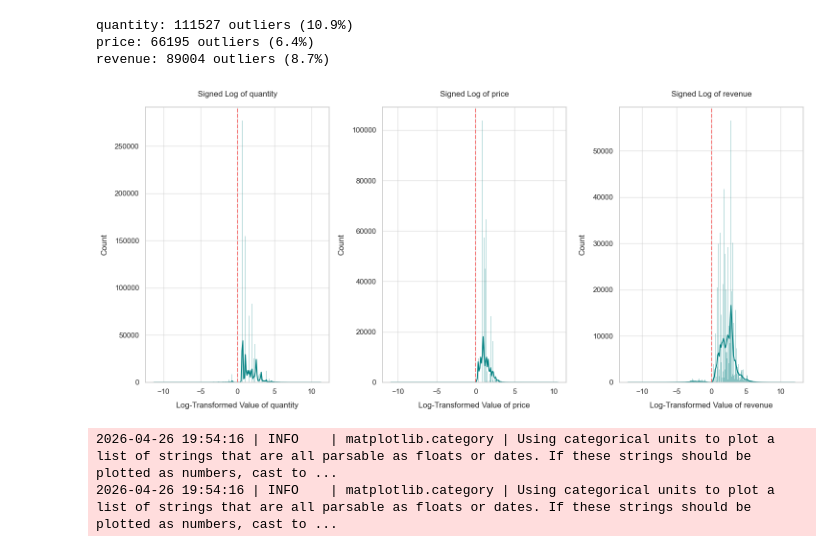
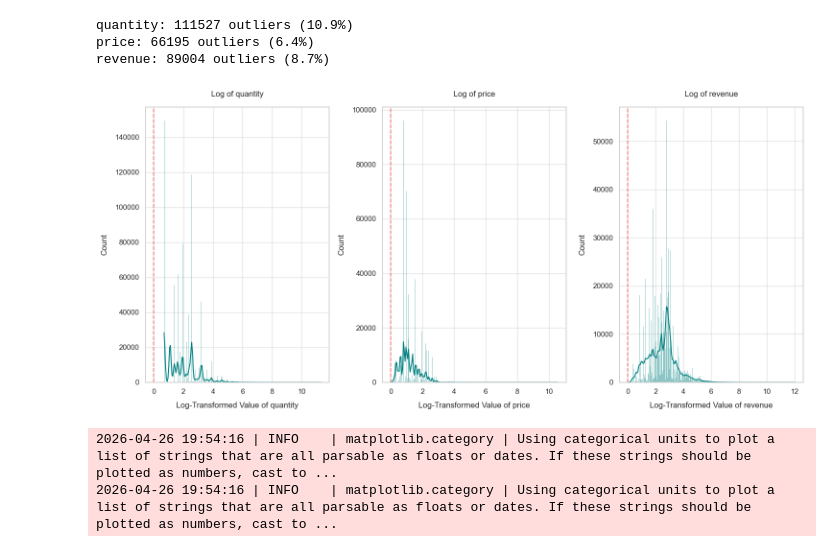
Before and after one commit to zxc0dev/customer-rfm-segmentation-dashboard, a Jupyter notebook: notebooks/01_ingestion_and_eda.ipynb, the cells around one changed output. Drawn from its saved outputs; the diff is of its cells as text; code cells hidden in the pictures.

```diff
--- a/notebooks/01_ingestion_and_eda.ipynb
+++ b/notebooks/01_ingestion_and_eda.ipynb
@@ -598,23 +598,23 @@ revenue: 89004 outliers (8.7%)
 # %%
 fig, axes = plt.subplots(1, 3, figsize=(15, 7))
 
 dist_cols = ['quantity', 'price', 'revenue']
 
 
 for i, col in enumerate(dist_cols):
-    log_data = np.sign(df[col]) * np.log1p(df[col].abs())
+    log_data = np.log1p(df[col].abs())
 
     sns.histplot(log_data, kde=True, ax=axes[i], color='teal')
 
     axes[i].axvline(0, color='red', linestyle='--', alpha=0.5)
 
-    axes[i].set_title(f"Signed Log of {col}")
+    axes[i].set_title(f"Log of {col}")
     axes[i].set_xlabel(f"Log-Transformed Value of {col}")
 
 plt.tight_layout()
 plt.show()
 # %% [output]
-[figure, old version]
+[figure, new version]
 # %%
 plt.figure(figsize=(14, 8))
 ax = sns.boxplot(x='year', y='quantity', data=df)
```
Also changed, not shown: parts of 6 cells of this notebook.
